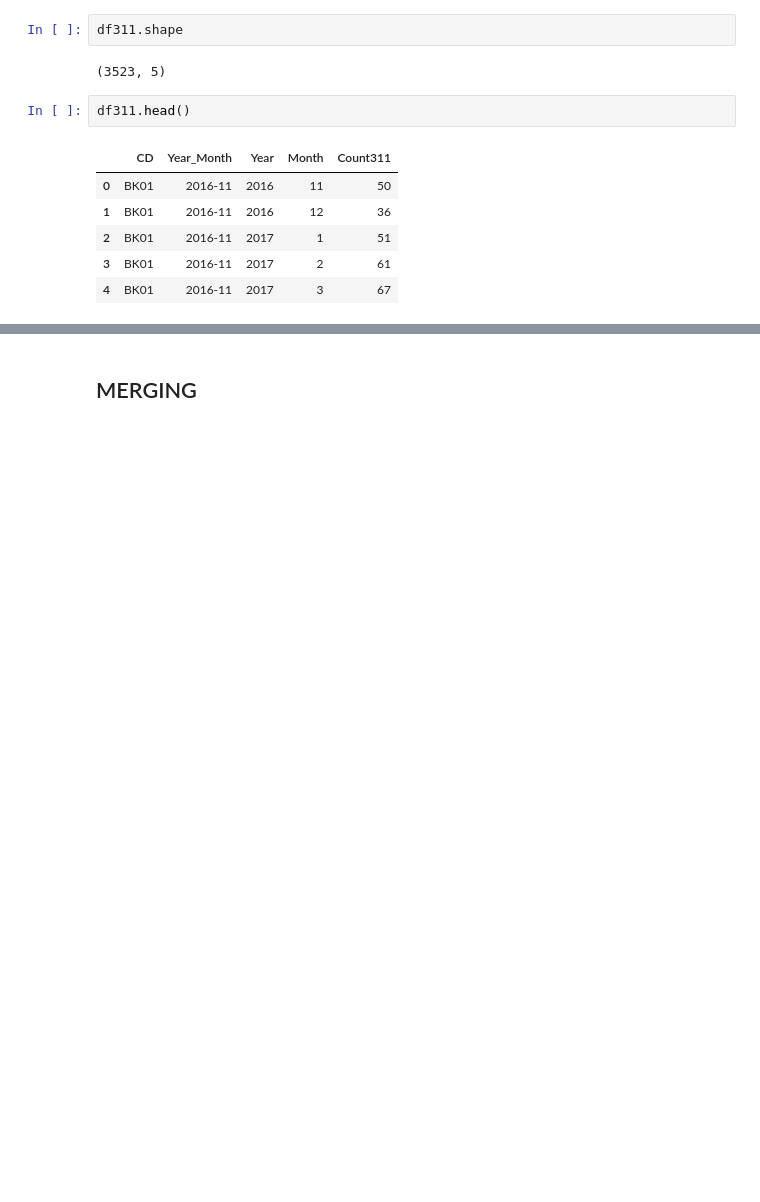
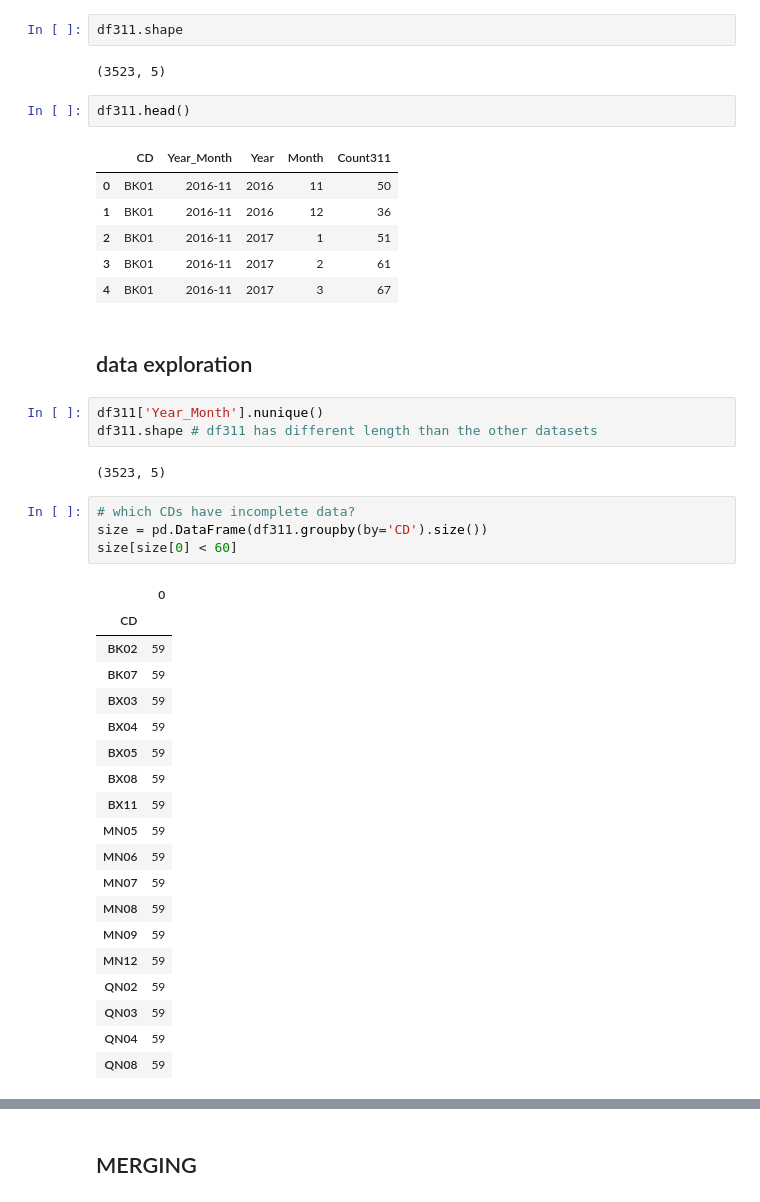
Before and after one commit to glpincus/NYCclean_ML4C, a Jupyter notebook: Data/NYCclean_Merging.ipynb, the cells around one changed output, grey strips where cells are left out. Saved outputs shown, nothing was run; the diff lists cells and outputs as text; blank space fills up the shorter version.

```diff
--- a/Data/NYCclean_Merging.ipynb
+++ b/Data/NYCclean_Merging.ipynb
@@ -197,3 +197,34 @@ df311.head()
 | 2 | BK01 | 2016-11 | 2017 | 1 | 51 |
 | 3 | BK01 | 2016-11 | 2017 | 2 | 61 |
 | 4 | BK01 | 2016-11 | 2017 | 3 | 67 |
+# %% [markdown]
+## data exploration
+# %%
+df311['Year_Month'].nunique()
+df311.shape # df311 has different length than the other datasets
+# %% [output]
+(3523, 5)
+# %%
+# which CDs have incomplete data?
+size = pd.DataFrame(df311.groupby(by='CD').size())
+size[size[0] < 60]
+# %% [output]
+|  | 0 |
+| CD |  |
+| BK02 | 59 |
+| BK07 | 59 |
+| BX03 | 59 |
+| BX04 | 59 |
+| BX05 | 59 |
+| BX08 | 59 |
+| BX11 | 59 |
+| MN05 | 59 |
+| MN06 | 59 |
+| MN07 | 59 |
+| MN08 | 59 |
+| MN09 | 59 |
+| MN12 | 59 |
+| QN02 | 59 |
+| QN03 | 59 |
+| QN04 | 59 |
+| QN08 | 59 |
```
Also changed, not shown: parts of 15 cells of this notebook, 3 other files.
